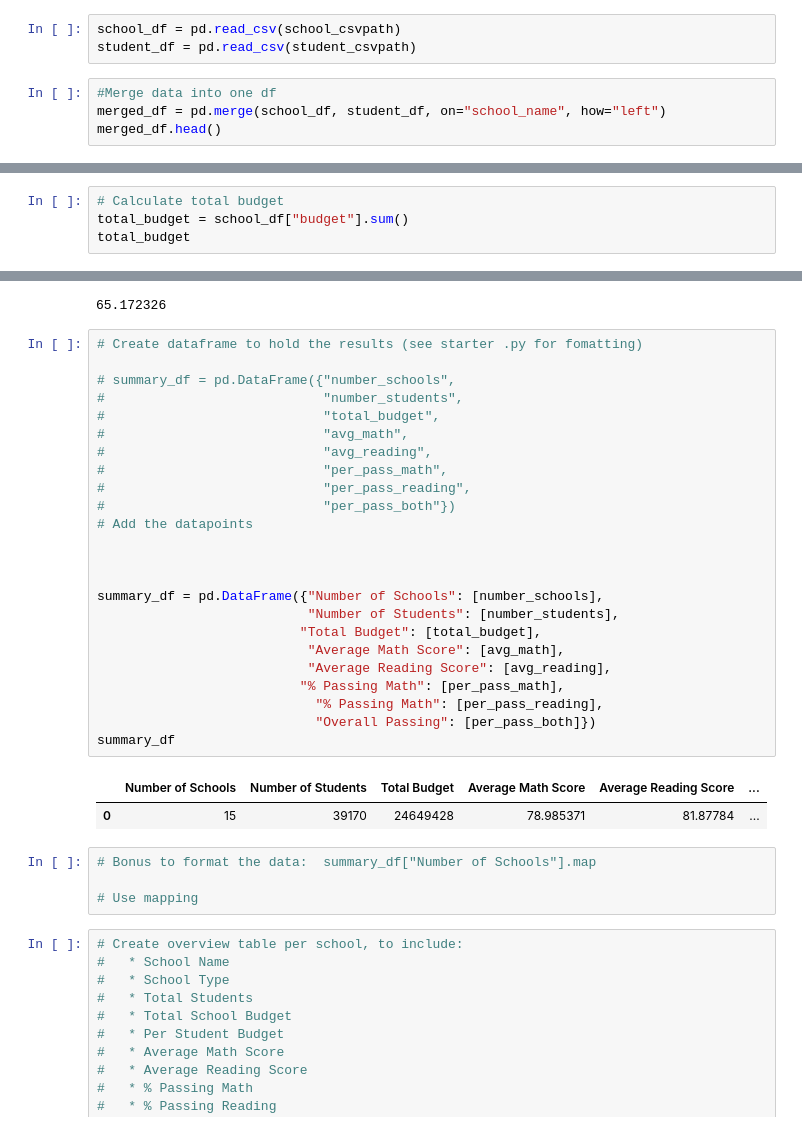
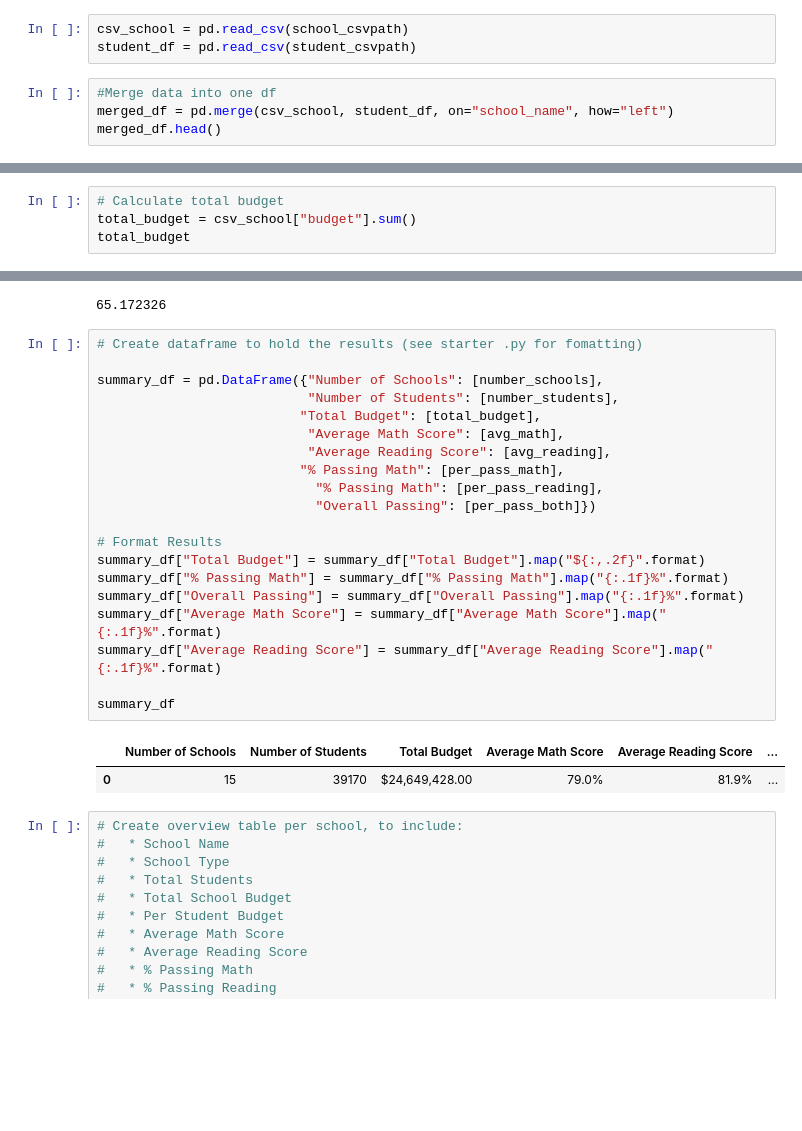
Before and after one commit to L-Nash/pandas-challenge, a Jupyter notebook: pandas challenge notebook.ipynb, the cells around one changed output, grey strips where cells are left out. Saved outputs shown, nothing was run; the diff lists cells and outputs as text; blank space fills up the shorter version.

```diff
--- a/pandas challenge notebook.ipynb
+++ b/pandas challenge notebook.ipynb
@@ -6,11 +6,11 @@ import pandas as pd
 school_csvpath = "Instructions/PyCitySchools/Resources/schools_complete.csv"
 student_csvpath = "Instructions/PyCitySchools/Resources/students_complete.csv"
 # %%
-school_df = pd.read_csv(school_csvpath)
+csv_school = pd.read_csv(school_csvpath)
 student_df = pd.read_csv(student_csvpath)
 # %%
 #Merge data into one df
-merged_df = pd.merge(school_df, student_df, on="school_name", how="left")
+merged_df = pd.merge(csv_school, student_df, on="school_name", how="left")
 merged_df.head()
 # %% [output]
 |  | School ID | school_name | type | size | budget | Student ID | student_name | gender | grade | ... |
@@ -33,7 +33,7 @@ number_students
 39170
 # %%
 # Calculate total budget
-total_budget = school_df["budget"].sum()
+total_budget = csv_school["budget"].sum()
 total_budget
 # %% [output]
 24649428
@@ -78,35 +78,27 @@ per_pass_both.round(6)
 65.172326
 # %%
 # Create dataframe to hold the results (see starter .py for fomatting)
-
-# summary_df = pd.DataFrame({"number_schools",
-#                            "number_students",
-#                            "total_budget",
-#                            "avg_math",
-#                            "avg_reading",
-#                            "per_pass_math",
-#                            "per_pass_reading",
-#                            "per_pass_both"})
-# Add the datapoints
-
-
 
 summary_df = pd.DataFrame({"Number of Schools": [number_schools],
                            "Number of Students": [number_students],
                           "Total Budget": [total_budget],
                            "Average Math Score": [avg_math],
                            "Average Reading Score": [avg_reading],
                           "% Passing Math": [per_pass_math],
                             "% Passing Math": [per_pass_reading],
                             "Overall Passing": [per_pass_both]})
+
+# Format Results
+summary_df["Total Budget"] = summary_df["Total Budget"].map("${:,.2f}".format)
+summary_df["% Passing Math"] = summary_df["% Passing Math"].map("{:.1f}%".format)
+summary_df["Overall Passing"] = summary_df["Overall Passing"].map("{:.1f}%".format)
+summary_df["Average Math Score"] = summary_df["Average Math Score"].map("{:.1f}%".format)
+summary_df["Average Reading Score"] = summary_df["Average Reading Score"].map("{:.1f}%".format)
+
 summary_df
 # %% [output]
 |  | Number of Schools | Number of Students | Total Budget | Average Math Score | Average Reading Score | ... |
-| 0 | 15 | 39170 | 24649428 | 78.985371 | 81.87784 | ... |
+| 0 | 15 | 39170 | $24,649,428.00 | 79.0% | 81.9% | ... |
-# %%
-# Bonus to format the data:  summary_df["Number of Schools"].map
-
-# Use mapping
 # %%
 # Create overview table per school, to include:
 #   * School Name
```
Also changed, not shown: parts of 18 cells of this notebook, 1 other file.
